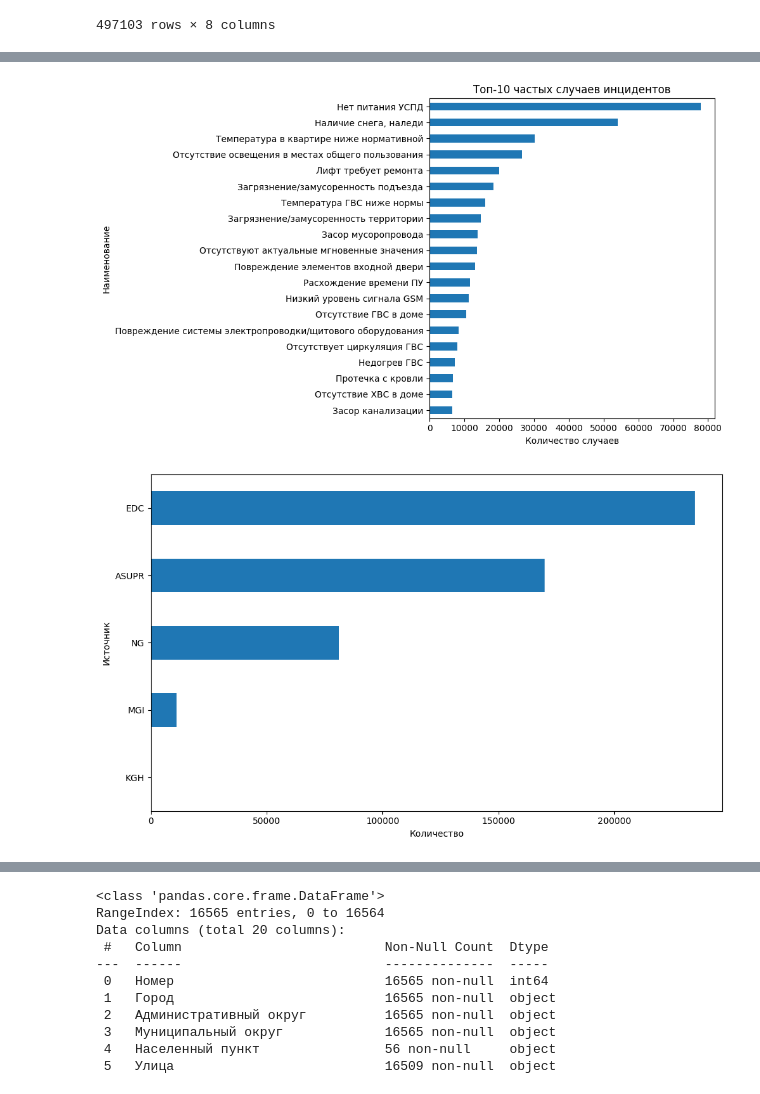
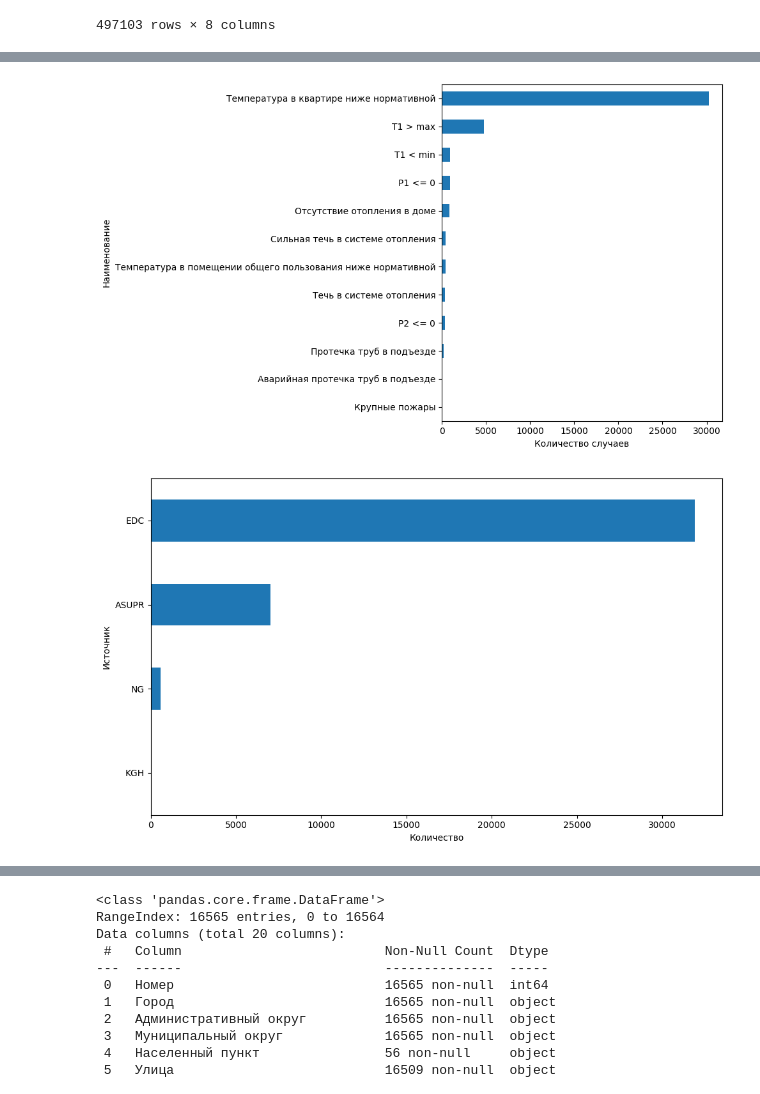
Before and after one commit to vdmkkk/LCT-2024-MISIS-Ivanovo, a Jupyter notebook: ml/eda.ipynb, the cells around one changed output, grey strips where cells are left out. Drawn from its saved outputs; the diff is of its cells as text; code cells hidden in the pictures.

```diff
--- a/ml/eda.ipynb
+++ b/ml/eda.ipynb
@@ -49,3 +49,6 @@ def plot_gist_categorical(df, col):
     plt.tight_layout()
 
     plt.show()
+# %%
+event_names = all["Названия строк"].tolist()[:-1]
+event_names
@@ -51,0 +68,3 @@ def plot_gist_categorical(df, col):
+# %%
+df = df[df['Наименование'].isin(event_names)]
+df
@@ -52,20 +85,19 @@ def plot_gist_categorical(df, col):
 # %%
-value_counts = df['Наименование'].value_counts().sort_values(ascending=True).tail(20)
+value_counts = df['Наименование'].value_counts().sort_values(ascending=True)
 
 plt.figure(figsize=(10, 6))
 value_counts.plot(kind='barh')
-plt.title('Топ-10 частых случаев инцидентов')
 plt.ylabel('Наименование')
 plt.xlabel('Количество случаев')
 plt.tight_layout()
 
 plt.show()
 # %% [output]
-[figure, old version]
+[figure, new version]
 # %%
 plot_gist_categorical(df, "Источник")
 # %% [output]
-[figure, old version]
+[figure, new version]
 # %%
 plot_gist_categorical(df, "Округ")
 # %% [output]
```
Also changed, not shown: parts of 8 cells of this notebook.
